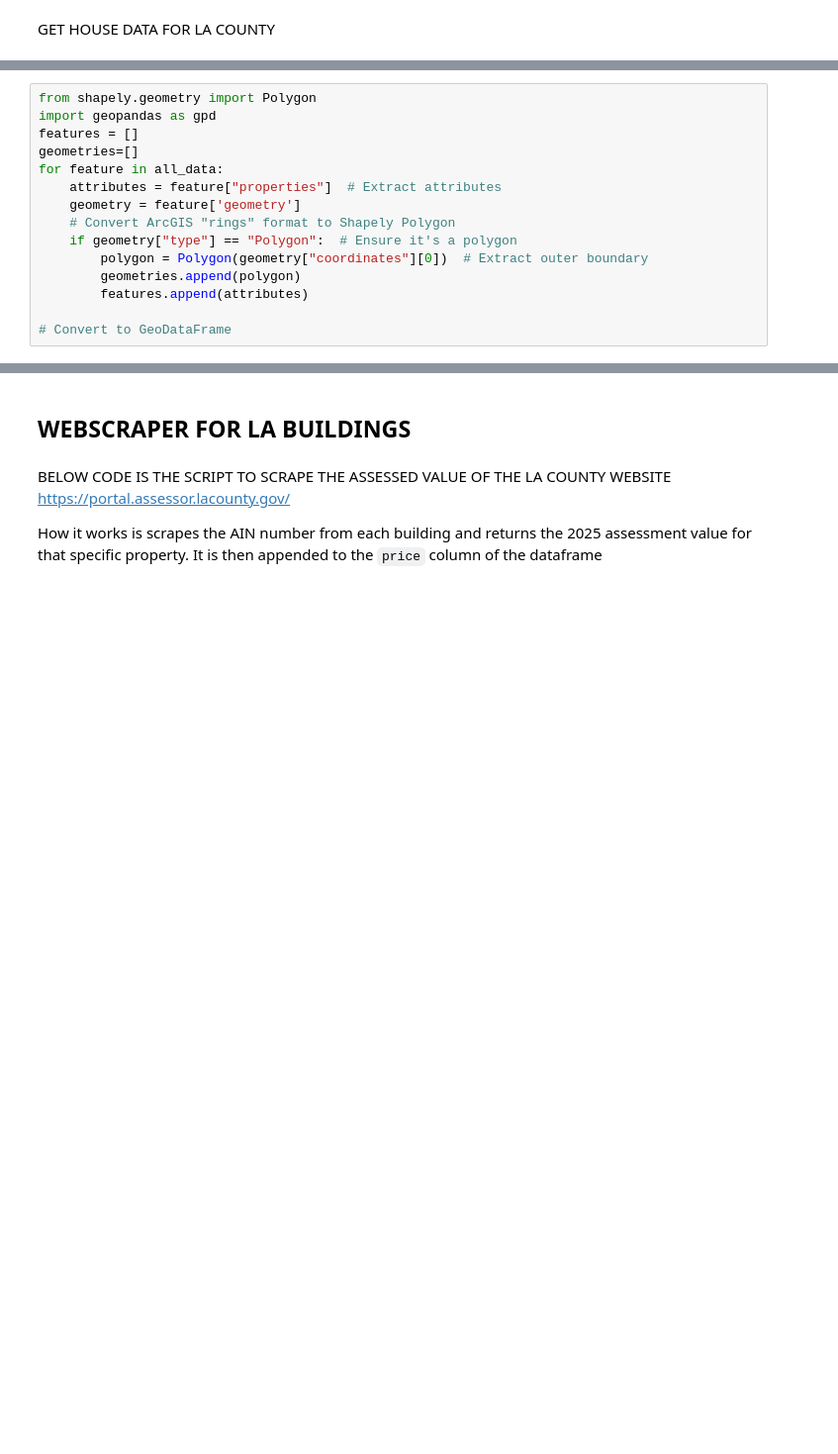
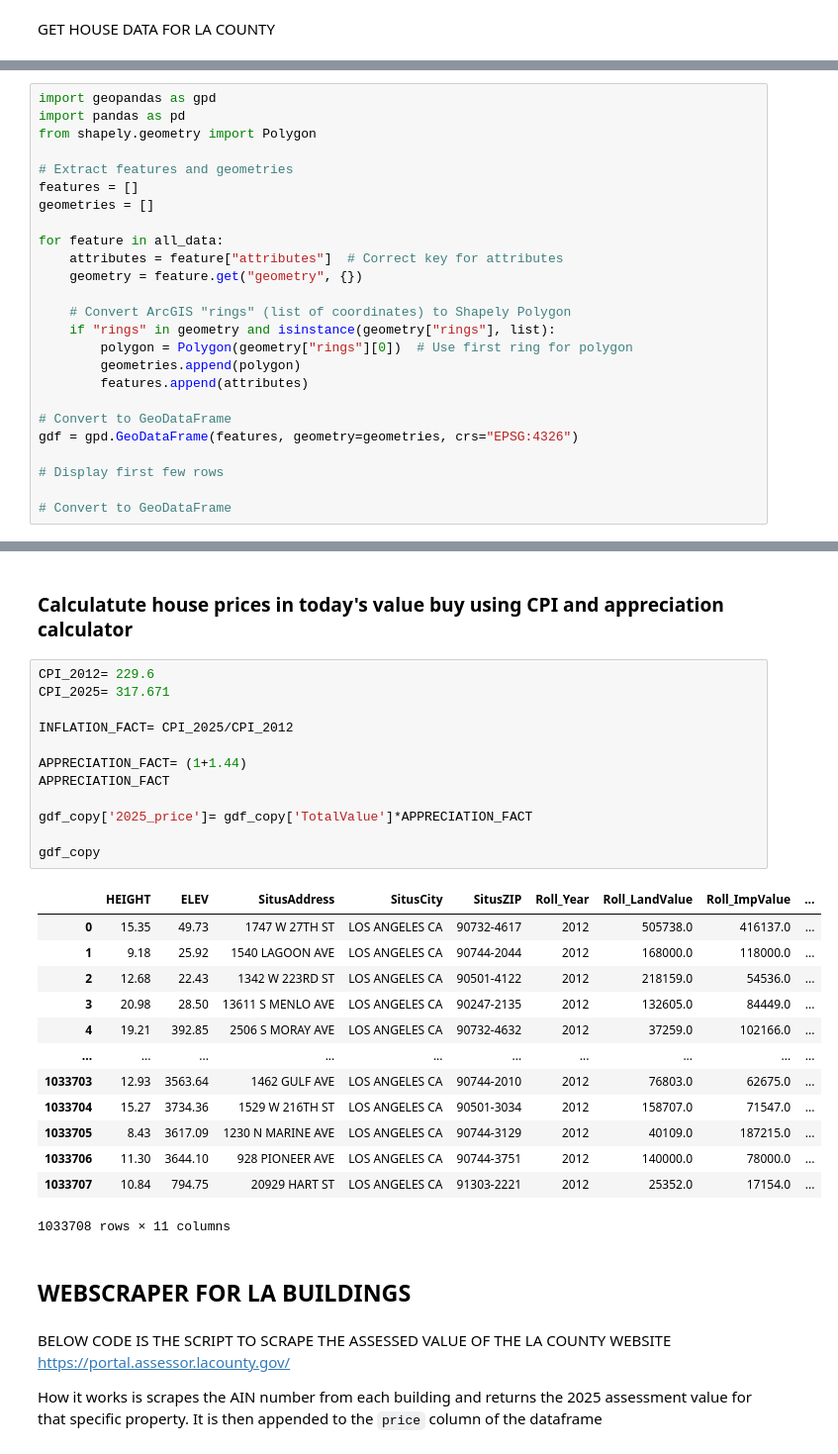
Before and after one commit to MartinYTSo/forestfires, a Jupyter notebook: gethouseprices.ipynb, the cells around one changed output, grey strips where cells are left out. Shown: that part at 99% size. Cells and saved outputs as stored; diff of their text form; blank space fills up the shorter version.

```diff
--- a/gethouseprices.ipynb
+++ b/gethouseprices.ipynb
@@ -35,15 +70,25 @@ all_data = asyncio.run(main())
 # %%
+import geopandas as gpd
+import pandas as pd
 from shapely.geometry import Polygon
-import geopandas as gpd
+
+# Extract features and geometries
 features = []
-geometries=[]
+geometries = []
+
 for feature in all_data:
-    attributes = feature["properties"]  # Extract attributes
-    geometry = feature['geometry']
-    # Convert ArcGIS "rings" format to Shapely Polygon
-    if geometry["type"] == "Polygon":  # Ensure it's a polygon
-        polygon = Polygon(geometry["coordinates"][0])  # Extract outer boundary
+    attributes = feature["attributes"]  # Correct key for attributes
+    geometry = feature.get("geometry", {})
+
+    # Convert ArcGIS "rings" (list of coordinates) to Shapely Polygon
+    if "rings" in geometry and isinstance(geometry["rings"], list):
+        polygon = Polygon(geometry["rings"][0])  # Use first ring for polygon
         geometries.append(polygon)
         features.append(attributes)
 
 # Convert to GeoDataFrame
+gdf = gpd.GeoDataFrame(features, geometry=geometries, crs="EPSG:4326")
+
+# Display first few rows
+
+# Convert to GeoDataFrame
@@ -93,3 +279,31 @@ test_df
+# %% [markdown]
+### Calculatute house prices in today's value buy using CPI and appreciation calculator
+# %%
+CPI_2012= 229.6
+CPI_2025= 317.671
+
+INFLATION_FACT= CPI_2025/CPI_2012
+
+APPRECIATION_FACT= (1+1.44)
+APPRECIATION_FACT
+
+gdf_copy['2025_price']= gdf_copy['TotalValue']*APPRECIATION_FACT
+
+gdf_copy
+# %% [output]
+|  | HEIGHT | ELEV | SitusAddress | SitusCity | SitusZIP | Roll_Year | Roll_LandValue | Roll_ImpValue | ... |
+| 0 | 15.35 | 49.73 | 1747 W 27TH ST | LOS ANGELES CA | 90732-4617 | 2012 | 505738.0 | 416137.0 | ... |
+| 1 | 9.18 | 25.92 | 1540 LAGOON AVE | LOS ANGELES CA | 90744-2044 | 2012 | 168000.0 | 118000.0 | ... |
+| 2 | 12.68 | 22.43 | 1342 W 223RD ST | LOS ANGELES CA | 90501-4122 | 2012 | 218159.0 | 54536.0 | ... |
+| 3 | 20.98 | 28.50 | 13611 S MENLO AVE | LOS ANGELES CA | 90247-2135 | 2012 | 132605.0 | 84449.0 | ... |
+| 4 | 19.21 | 392.85 | 2506 S MORAY AVE | LOS ANGELES CA | 90732-4632 | 2012 | 37259.0 | 102166.0 | ... |
+| ... | ... | ... | ... | ... | ... | ... | ... | ... | ... |
+| 1033703 | 12.93 | 3563.64 | 1462 GULF AVE | LOS ANGELES CA | 90744-2010 | 2012 | 76803.0 | 62675.0 | ... |
+| 1033704 | 15.27 | 3734.36 | 1529 W 216TH ST | LOS ANGELES CA | 90501-3034 | 2012 | 158707.0 | 71547.0 | ... |
+| 1033705 | 8.43 | 3617.09 | 1230 N MARINE AVE | LOS ANGELES CA | 90744-3129 | 2012 | 40109.0 | 187215.0 | ... |
+| 1033706 | 11.30 | 3644.10 | 928 PIONEER AVE | LOS ANGELES CA | 90744-3751 | 2012 | 140000.0 | 78000.0 | ... |
+| 1033707 | 10.84 | 794.75 | 20929 HART ST | LOS ANGELES CA | 91303-2221 | 2012 | 25352.0 | 17154.0 | ... |
+1033708 rows × 11 columns
 # %% [markdown]
 ## WEBSCRAPER FOR LA BUILDINGS
 # %% [markdown]
```
Also changed, not shown: parts of 23 cells of this notebook.
